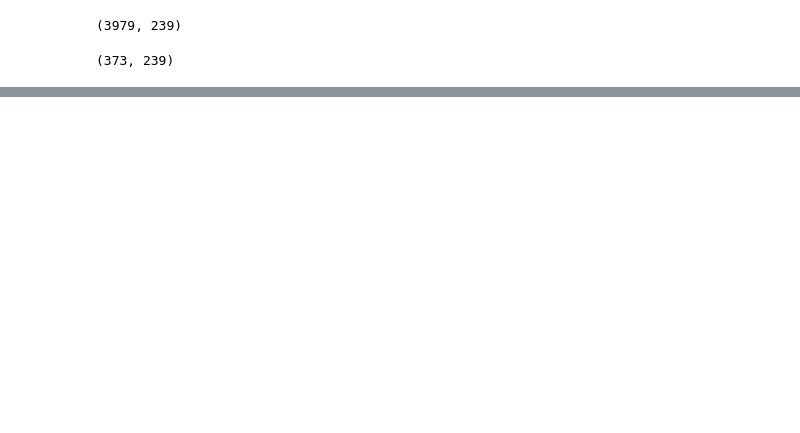
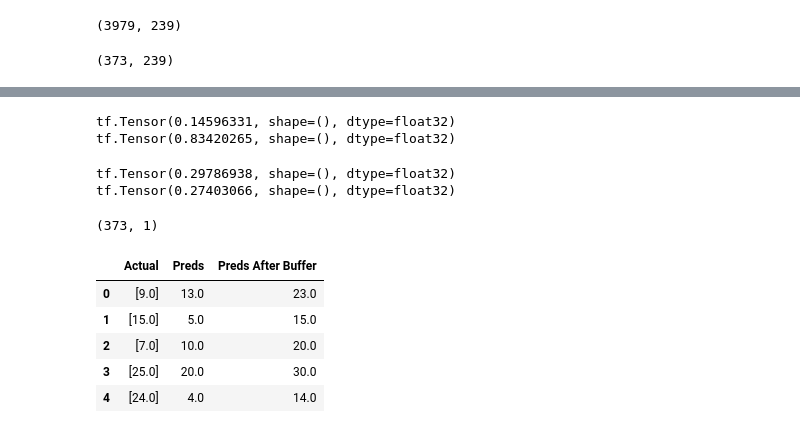
Before and after one commit to Sachini007/Data-Storm-3.0, a Jupyter notebook: Semi_Finals_05_03_22/FeatureEngineering.ipynb, the cells around one changed output, grey strips where cells are left out. Saved outputs shown, nothing was run; the diff lists cells and outputs as text; code cells hidden in the pictures; blank space fills up the shorter version.

```diff
--- a/Semi_Finals_05_03_22/FeatureEngineering.ipynb
+++ b/Semi_Finals_05_03_22/FeatureEngineering.ipynb
@@ -318,0 +421,14 @@ Y_pred_3 = model_mlp.predict(X_valid)
+# %%
+neg_high = []
+
+for i in sub:
+  if i < 0:
+    neg_high.append(i)
+
+neg_high = np.asarray(neg_high)
+
+mean_high = neg_high.mean()
+
+std_high = neg_high.std()
+
+print(mean_high, std_high)
@@ -318,0 +437,3 @@ Y_pred_3 = model_mlp.predict(X_valid)
+# %%
+buffer_val_high = (2*mean_high + std_high).astype(int)
+print(buffer_val_high)
@@ -318,0 +475,32 @@ Y_pred_3 = model_mlp.predict(X_valid)
+# %%
+print(underforcast(Y_valid, y_pred_buff))
+print(overforecast(Y_valid, y_pred_buff))
+# %% [output]
+tf.Tensor(0.14596331, shape=(), dtype=float32)
+tf.Tensor(0.83420265, shape=(), dtype=float32)
+# %%
+print(underforcast(Y_valid, Y_pred))
+print(overforecast(Y_valid, Y_pred))
+# %% [output]
+tf.Tensor(0.29786938, shape=(), dtype=float32)
+tf.Tensor(0.27403066, shape=(), dtype=float32)
+# %%
+df1 = pd.DataFrame(columns = ['Actual', 'Preds','Preds After Buffer'])
+# %%
+Y_valid.shape
+# %% [output]
+(373, 1)
+# %%
+df1['Actual'] = Y_valid.tolist()
+
+df1['Preds'] = Y_pred
+df1['Preds After Buffer'] = y_pred_buff
+# %%
+df1.head()
+# %% [output]
+|  | Actual | Preds | Preds After Buffer |
+| 0 | [9.0] | 13.0 | 23.0 |
+| 1 | [15.0] | 5.0 | 15.0 |
+| 2 | [7.0] | 10.0 | 20.0 |
+| 3 | [25.0] | 20.0 | 30.0 |
+| 4 | [24.0] | 4.0 | 14.0 |
```
Also changed, not shown: parts of 67 cells of this notebook.
